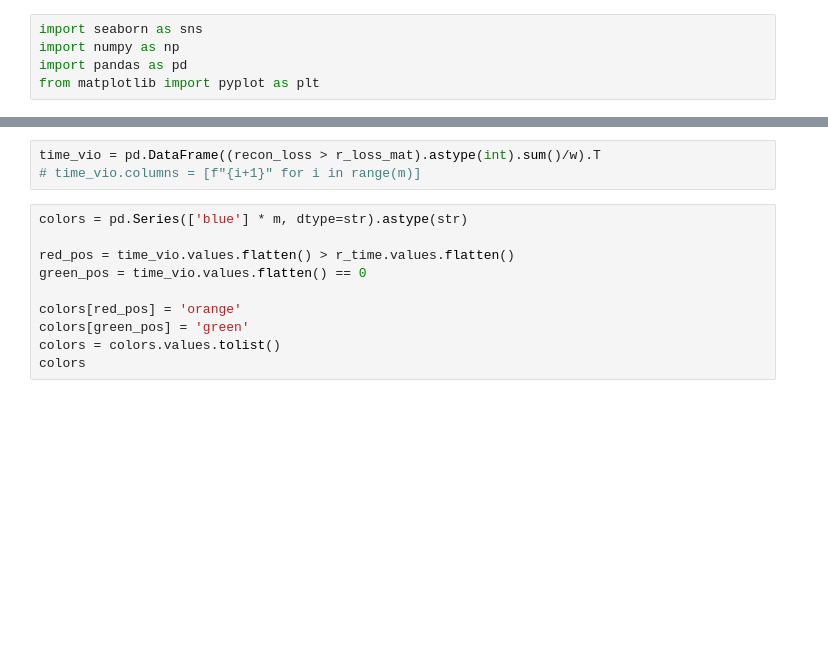
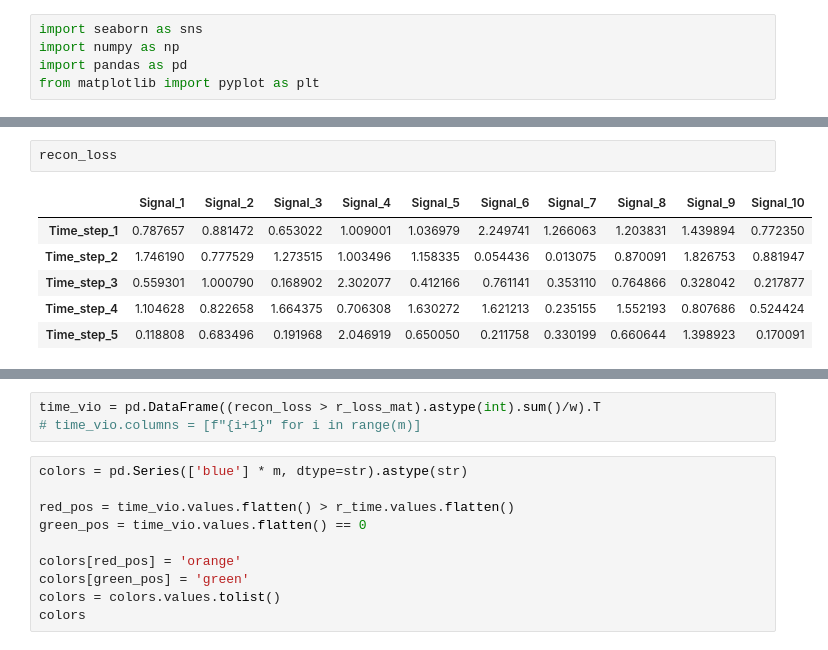
Before and after one commit to shahriar0651/canshield, a Jupyter notebook: visualization/framework_visualization.ipynb, the cells around one changed output, grey strips where cells are left out. Saved outputs shown, nothing was run; the diff lists cells and outputs as text; blank space fills up the shorter version.

```diff
--- a/visualization/framework_visualization.ipynb
+++ b/visualization/framework_visualization.ipynb
@@ -108,0 +225,9 @@ plt.show()
+# %%
+recon_loss
+# %% [output]
+|  | Signal_1 | Signal_2 | Signal_3 | Signal_4 | Signal_5 | Signal_6 | Signal_7 | Signal_8 | Signal_9 | Signal_10 |
+| Time_step_1 | 0.787657 | 0.881472 | 0.653022 | 1.009001 | 1.036979 | 2.249741 | 1.266063 | 1.203831 | 1.439894 | 0.772350 |
+| Time_step_2 | 1.746190 | 0.777529 | 1.273515 | 1.003496 | 1.158335 | 0.054436 | 0.013075 | 0.870091 | 1.826753 | 0.881947 |
+| Time_step_3 | 0.559301 | 1.000790 | 0.168902 | 2.302077 | 0.412166 | 0.761141 | 0.353110 | 0.764866 | 0.328042 | 0.217877 |
+| Time_step_4 | 1.104628 | 0.822658 | 1.664375 | 0.706308 | 1.630272 | 1.621213 | 0.235155 | 1.552193 | 0.807686 | 0.524424 |
+| Time_step_5 | 0.118808 | 0.683496 | 0.191968 | 2.046919 | 0.650050 | 0.211758 | 0.330199 | 0.660644 | 1.398923 | 0.170091 |
```
Also changed, not shown: parts of 34 cells of this notebook, 4 other files.
